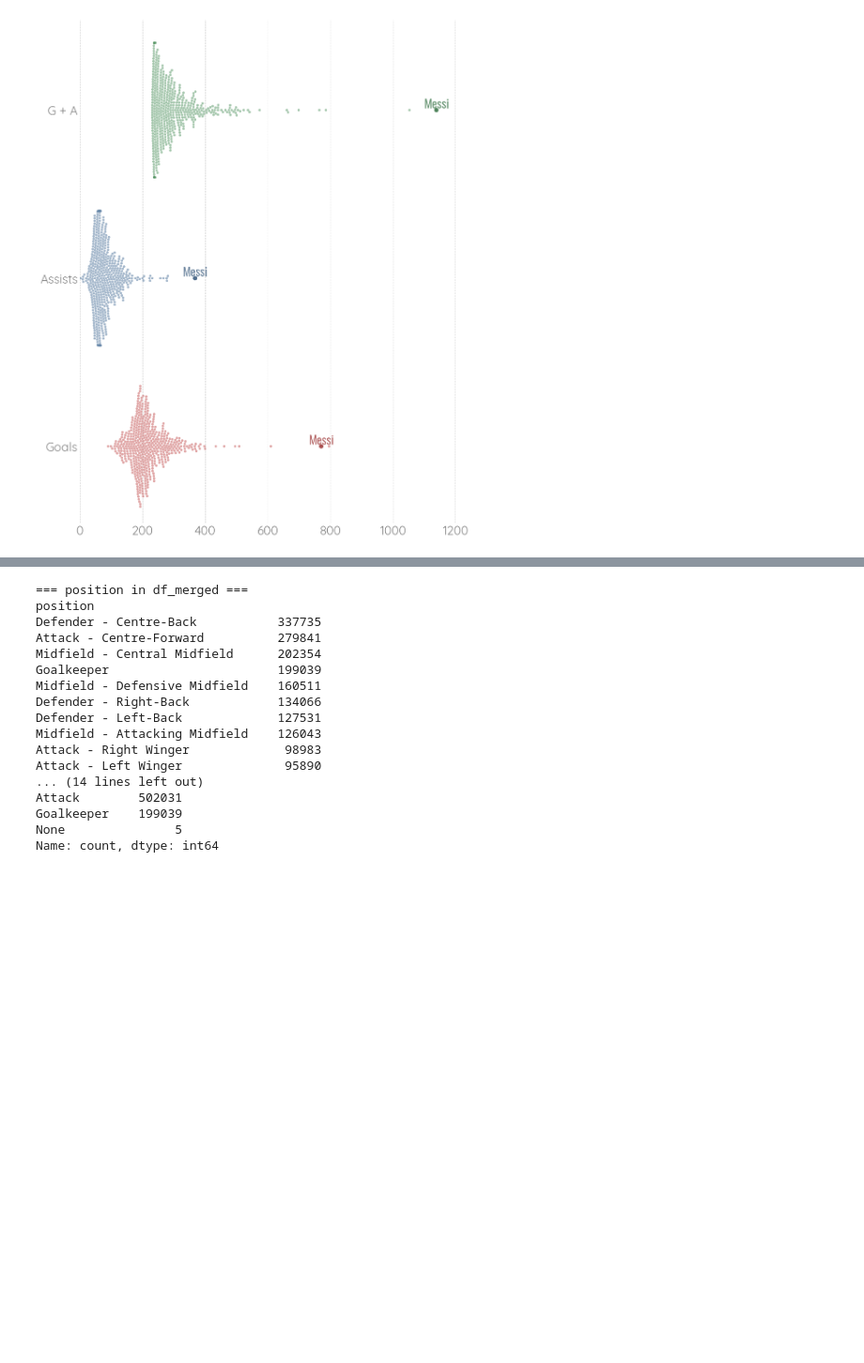
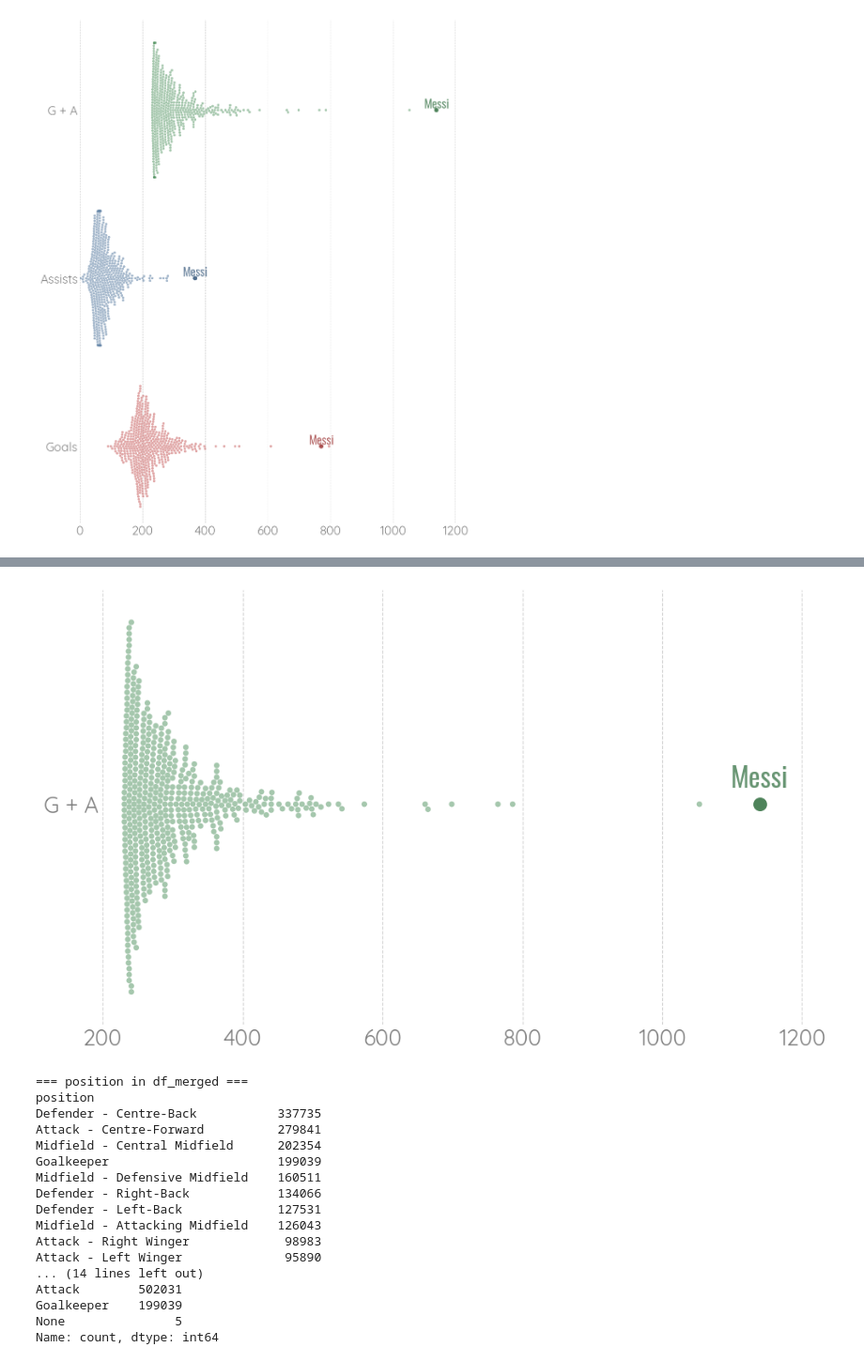
Before and after one commit to AndresDeve/Messi-outlier, a Jupyter notebook: notebooks/messi_exploration_dataset2.ipynb, the cells around one changed output, grey strips where cells are left out. Shown: that part at 94% size. Saved outputs shown, nothing was run; the diff lists cells and outputs as text; code cells hidden in the pictures; blank space fills up the shorter version.

```diff
--- a/notebooks/messi_exploration_dataset2.ipynb
+++ b/notebooks/messi_exploration_dataset2.ipynb
@@ -707,0 +892,89 @@ plt.show()
+# %%
+import numpy as np
+import pandas as pd
+import matplotlib.pyplot as plt
+import seaborn as sns
+import matplotlib.colors as mcolors
+
+# Load & filter attackers
+df_merged = pd.read_parquet("../data/merged_player_data.parquet")
+df_att = df_merged[df_merged["main_position"].str.fullmatch(r"Attack", case=False, na=False)].copy()
+
+# Aggregate per player
+agg = df_att.groupby("player_name", as_index=False)[["goals", "assists"]].sum()
+agg["ga_total"] = agg["goals"] + agg["assists"]
+
+# Top 500 by G+A
+TOP_N = 500
+top_players = set(agg.sort_values("ga_total", ascending=False).head(TOP_N)["player_name"])
+messi_rows = agg[agg["player_name"].str.contains(r"^Lionel Messi(?:\s*\(\d+\))?$", case=False, na=False)]
+if not messi_rows.empty:
+    top_players.add(messi_rows["player_name"].iloc[0])
+
+# Plot DF
+df_ga = (
+    agg[agg["player_name"].isin(top_players)]
+    .loc[:, ["player_name", "ga_total"]]
+    .rename(columns={"ga_total": "value"})
+)
+df_ga["metric"] = "G + A"
+messi_name = messi_rows["player_name"].iloc[0] if not messi_rows.empty else None
+df_ga["is_messi"] = (df_ga["player_name"] == messi_name)
+
+# Palette
+DARK_PALE_GREEN = "#5c9a6a"  # G + A
+base_color = DARK_PALE_GREEN
+
+# Plot
+plt.figure(figsize=(10, 6))
+ax = sns.swarmplot(
+    data=df_ga[df_ga["is_messi"] == False],
+    x="value", y="metric",
+    order=["G + A"], palette=[base_color],
+    size=5, alpha=0.55, dodge=False
+)
+
+def shade(c, factor=0.85):
+    rgb = np.array(mcolors.to_rgb(c))
+    return tuple(np.clip(rgb * factor, 0, 1))
+messi_color = shade(base_color, 0.85)
+
+messi_pts = df_ga[df_ga["is_messi"]]
+if not messi_pts.empty:
+    ax.scatter(
+        messi_pts["value"], messi_pts["metric"],
+        s=150, c=[messi_color], zorder=3, linewidths=0
+    )
+    for x in messi_pts["value"]:
+        ax.annotate(
+            "Messi",
+            xy=(x, "G + A"),
+            xytext=(0, 10),
+            textcoords="offset points",
+            ha="center", va="bottom",
+            color=messi_color, fontsize=25,
+            fontproperties=oswald, alpha=0.85,
+            clip_on=False
+        )
+
+# Axes & grid
+ax.set_xlim(215, 1200)
+ax.set_xlabel(""); ax.set_ylabel(""); ax.set_title("")
+ticks = [200, 400, 600, 800, 1000, 1200]
+ax.set_xticks(ticks)
+xmin, xmax = ax.get_xlim(); eps = (xmax - xmin) * 1e-3
+for xpos in ticks:
+    xx = xpos - eps if np.isclose(xpos, xmax) else xpos
+    ax.axvline(xx, color="lightgray", linestyle="--", linewidth=0.8, zorder=0)
+
+ax.set_yticks([0]); ax.set_yticklabels(["G + A"])
+
+for lab in ax.get_xticklabels() + ax.get_yticklabels():
+    lab.set_fontproperties(quick_reg); lab.set_fontsize(20); lab.set_color("gray")
+for spine in ax.spines.values(): spine.set_visible(False)
+ax.tick_params(left=False, bottom=False, labelleft=True, labelbottom=True, length=0)
+
+plt.tight_layout()
+# plt.savefig("../figs/attack_top500_GplusA.png", dpi=200, bbox_inches="tight")
+plt.show()
+# %% [output]
@@ -708,3 +984,4 @@ plt.show()
+[figure, added]
 # %%
 # Check 'position' distribution
 print("=== position in df_merged ===")
```
Also changed, not shown: parts of 3 cells of this notebook, 1 other file.
